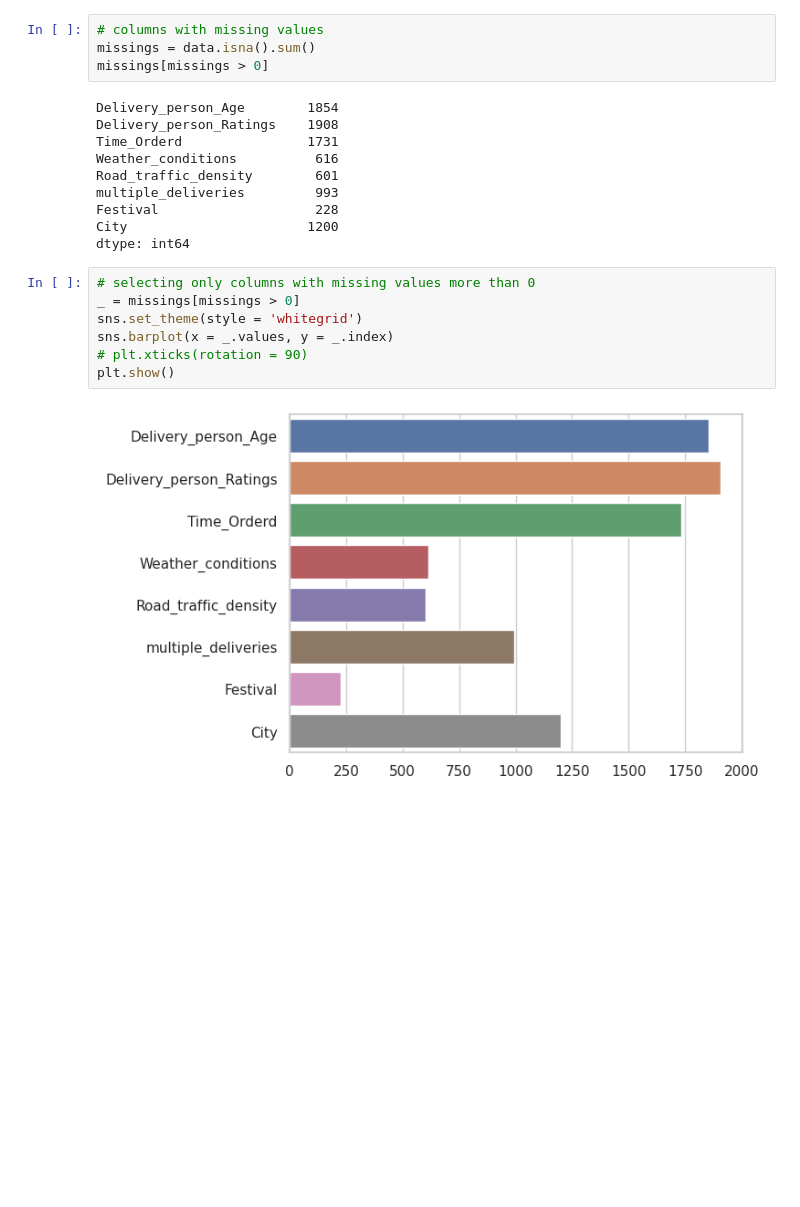
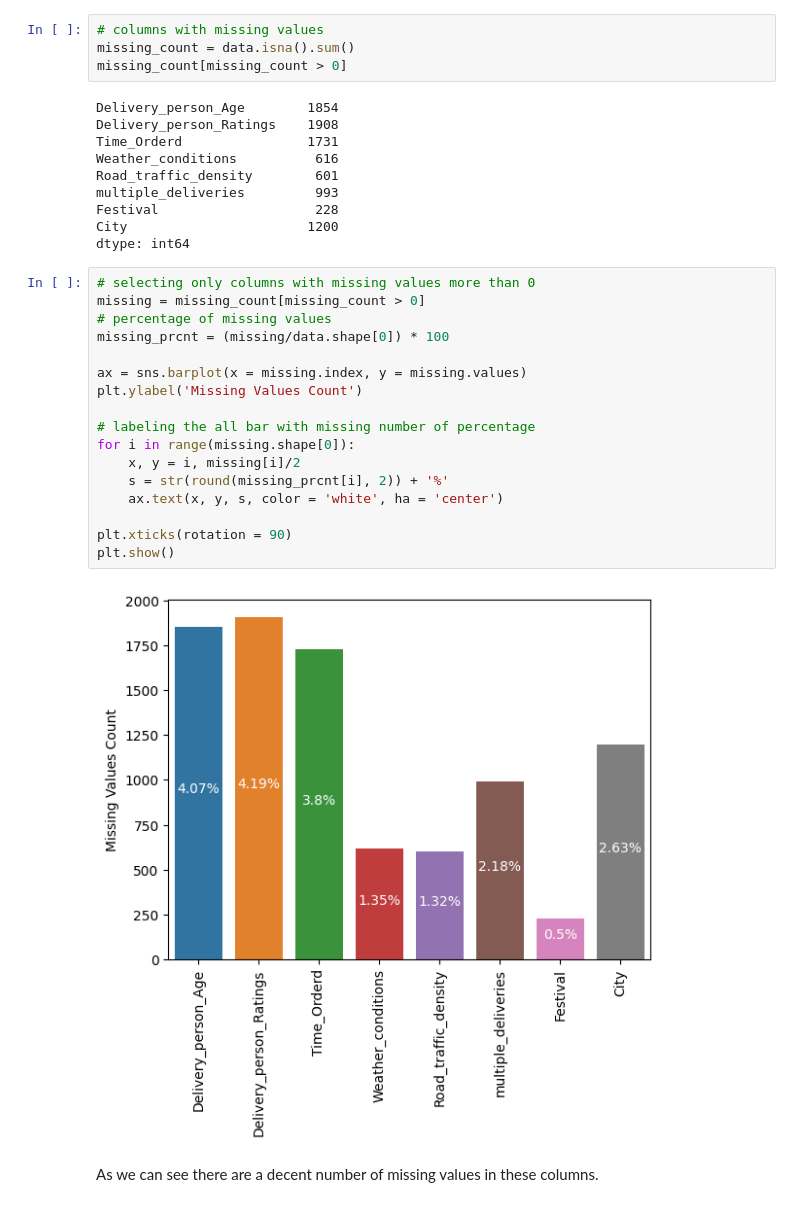
Before and after one commit to ganeshss0/ineuron_ml_task_1, a Jupyter notebook: notebooks/eda.ipynb, the cells around one changed output. Saved outputs shown, nothing was run; the diff lists cells and outputs as text; blank space fills up the shorter version.

```diff
--- a/notebooks/eda.ipynb
+++ b/notebooks/eda.ipynb
@@ -53,8 +53,8 @@ So we have 19 features and 45584 rows
 ### Handling Missing values
 # %%
 # columns with missing values
-missings = data.isna().sum()
-missings[missings > 0]
+missing_count = data.isna().sum()
+missing_count[missing_count > 0]
 # %% [output]
 Delivery_person_Age        1854
 Delivery_person_Ratings    1908
@@ -65,12 +65,24 @@ multiple_deliveries         993
 Festival                    228
 City                       1200
 dtype: int64
-# %%
-# selecting only columns with missing values more than 0
-_ = missings[missings > 0]
-sns.set_theme(style = 'whitegrid')
-sns.barplot(x = _.values, y = _.index)
-# plt.xticks(rotation = 90)
-plt.show()
-# %% [output]
-[figure, removed]
+# %%
+# selecting only columns with missing values more than 0
+missing = missing_count[missing_count > 0]
+# percentage of missing values
+missing_prcnt = (missing/data.shape[0]) * 100
+
+ax = sns.barplot(x = missing.index, y = missing.values)
+plt.ylabel('Missing Values Count')
+
+# labeling the all bar with missing number of percentage
+for i in range(missing.shape[0]):
+    x, y = i, missing[i]/2
+    s = str(round(missing_prcnt[i], 2)) + '%'
+    ax.text(x, y, s, color = 'white', ha = 'center')
+
+plt.xticks(rotation = 90)
+plt.show()
+# %% [output]
+[figure, added]
+# %% [markdown]
+As we can see there are a decent number of missing values in these columns.
```
Also changed, not shown: parts of 9 cells of this notebook.
